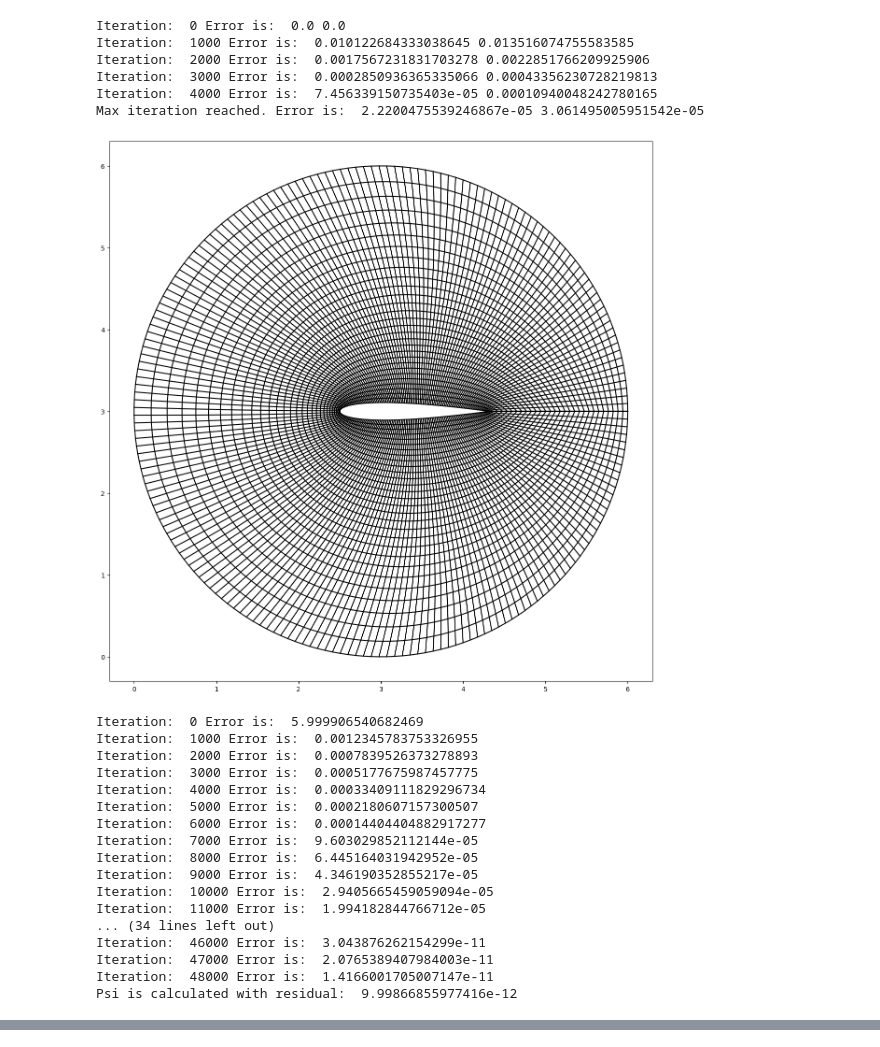
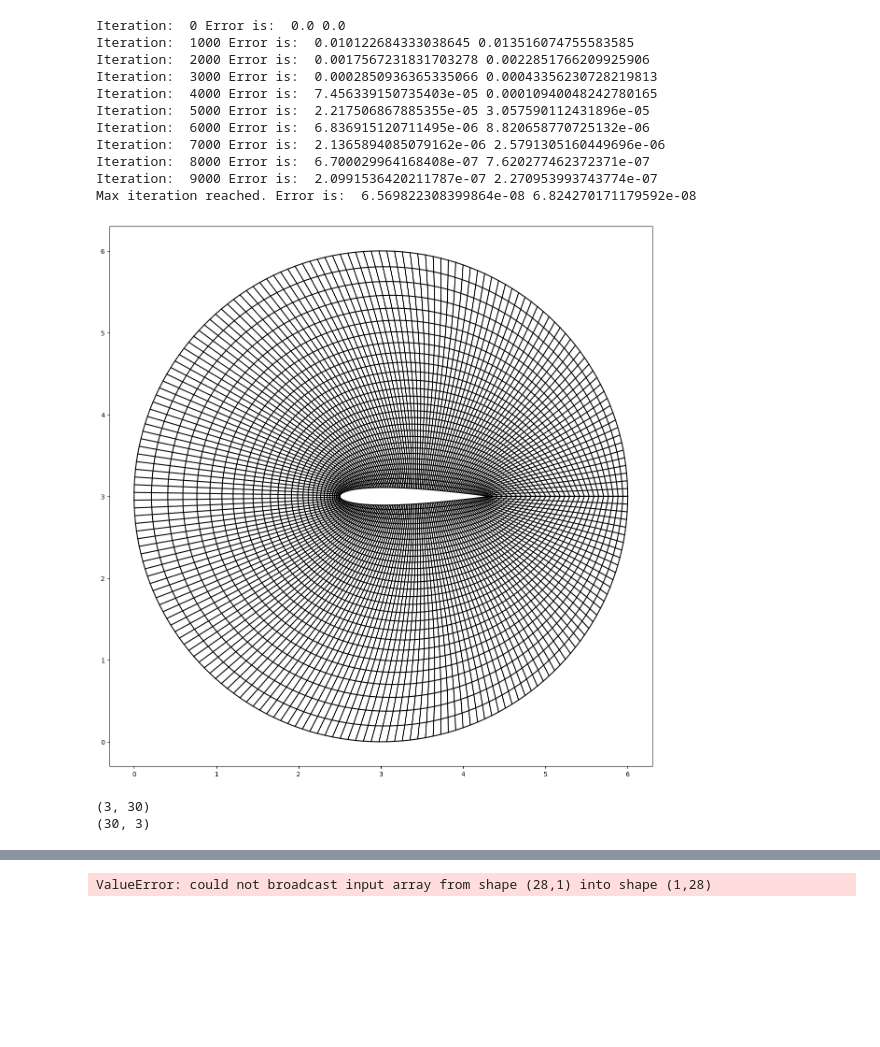
Before and after one commit to MehmetHakanSari/PotentialSolver, a Jupyter notebook: trials.ipynb, the cells around one changed output, grey strips where cells are left out. Cells and saved outputs as stored; diff of their text form; code cells hidden in the pictures; blank space fills up the shorter version.

Commit message:
periodic BC is added. But not working properly well. Commented sections will be updated in next push

```diff
--- a/trials.ipynb
+++ b/trials.ipynb
@@ -132,7 +125,7 @@ from object import *
 from visiual import Map
 import scipy as sp
 from importtools import import_geometry
-from solvers import eliptic_PDE_solver
+from solvers import eliptic_PDE_solver, Periodic_a_b_c
 
 
 def circles(x, y, r):
@@ -155,17 +148,25 @@ naca0012[:,1] += 3
 node_numbers = [200, 30]
 space_trial = ElippticMesh(node_numbers, naca0012, circleee)
 space_trial.create_elipticmesh()
-X = space_trial.X
+a, b, c = space_trial.alpha, space_trial.beta, space_trial.gamma
 space_trial.plot_mesh()
 
 Vinf = 1
-AOA = np.pi / 5 * 0
+AOA = np.pi / 10
 # Out_psi = - space_trial.Y[-1,:] * Vinf * np.sin(AOA) + space_trial.X[-1,:] * Vinf * np.cos(AOA)
 Out_psi = - space_trial.X[-1, :] * Vinf * np.sin(AOA) + space_trial.Y[-1, :] * Vinf * np.cos(AOA)
 
 BCvalues = {'Out': Out_psi, 'In': 0, 'Cut1': 0, 'Cut2': 0}
 stream_naca0012 = eliptic_PDE_solver(space_trial, BCvalues)
-stream_naca0012.solver()
+
+X = space_trial.X
+Y = space_trial.Y
+
+X_temp = np.concatenate((np.reshape([X[:, -2]], (X.shape[0], 1)), X[:, :2]), 1)
+Y_temp = np.concatenate((np.reshape([Y[:, -2]], (Y.shape[0], 1)), Y[:, :2]), 1)
+alpha_temp, beta_temp, gamma_temp = Periodic_a_b_c(X_temp, Y_temp)
+
+BCcut = stream_naca0012.solver()
 stream_naca0012.plot2D()
 stream_naca0012.contour()
 
@@ -179,49 +180,39 @@ psi = stream_naca0012.solution
 
 # a, b = space_trial.uniform_block_mesh_2D()
 
 
 
 # airfoil = object()
 # airfoil.airfoil(naca0012, scale=2.3)
 # airfoil_map = Map(space_trial)
 # airfoil_map.create_object(airfoil)
 # airfoil_map.show()
 
 # area_matrix = airfoil_map.area
 
 
 # BCs = {'W': 'D', 'S': 'N', 'E': 'D', 'N': 'N'}
 # BCs_values = {'W': 1, 'S': 0, 'E': 0, 'N': 0}
 
 # solution = PDE_2D_Solver(space_trial,BCs)
 # solution.solver(BCs_values, "potensial", airfoil_map, 1.5, 0.12, itteration_type="nodebynode")
 
 # solution.velocityfield("potensial")
 # solution.plot2D("potensial")
 # solution.stream()
 # solution.quiver()
 # %% [output]
 Iteration:  0 Error is:  0.0 0.0
 Iteration:  1000 Error is:  0.010122684333038645 0.013516074755583585
 Iteration:  2000 Error is:  0.0017567231831703278 0.0022851766209925906
 Iteration:  3000 Error is:  0.0002850936365335066 0.00043356230728219813
 Iteration:  4000 Error is:  7.456339150735403e-05 0.00010940048242780165
-Max iteration reached. Error is:  2.2200475539246867e-05 3.061495005951542e-05
+Iteration:  5000 Error is:  2.217506867885355e-05 3.057590112431896e-05
+Iteration:  6000 Error is:  6.836915120711495e-06 8.820658770725132e-06
+Iteration:  7000 Error is:  2.1365894085079162e-06 2.5791305160449696e-06
+Iteration:  8000 Error is:  6.700029964168408e-07 7.620277462372371e-07
+Iteration:  9000 Error is:  2.0991536420211787e-07 2.270953993743774e-07
+Max iteration reached. Error is:  6.569822308399864e-08 6.824270171179592e-08
-[figure, old version]
+[figure, new version]
-Iteration:  0 Error is:  5.999906540682469
-Iteration:  1000 Error is:  0.0012345783753326955
-Iteration:  2000 Error is:  0.0007839526373278893
-Iteration:  3000 Error is:  0.0005177675987457775
-Iteration:  4000 Error is:  0.00033409111829296734
-Iteration:  5000 Error is:  0.0002180607157300507
-Iteration:  6000 Error is:  0.00014404404882917277
-Iteration:  7000 Error is:  9.603029852112144e-05
-Iteration:  8000 Error is:  6.445164031942952e-05
-Iteration:  9000 Error is:  4.346190352855217e-05
-Iteration:  10000 Error is:  2.9405665459059094e-05
-Iteration:  11000 Error is:  1.994182844766712e-05
-... (34 lines left out)
-Iteration:  46000 Error is:  3.043876262154299e-11
-Iteration:  47000 Error is:  2.0765389407984003e-11
-Iteration:  48000 Error is:  1.4166001705007147e-11
-Psi is calculated with residual:  9.99866855977416e-12
+(3, 30)
+(30, 3)
@@ -230,3 +219,4 @@ Psi is calculated with residual:  9.99866855977416e-12
+ValueError: could not broadcast input array from shape (28,1) into shape (1,28)
 # %%
 import numpy as np
 import pickle as pkl
```
Also changed, not shown: parts of 3 cells of this notebook, 2 other files.
